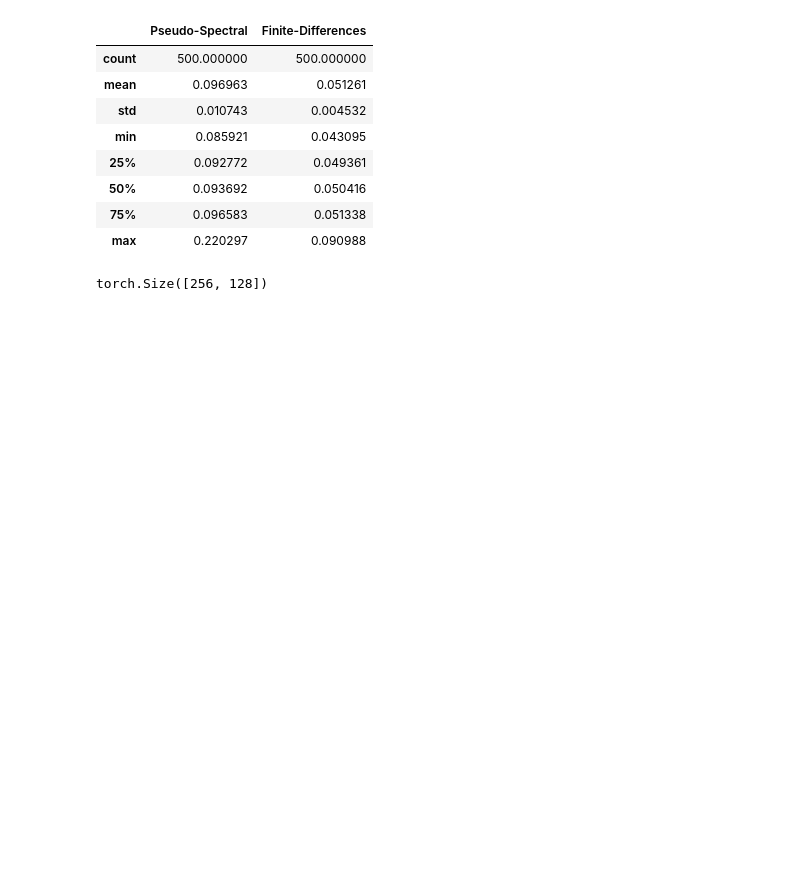
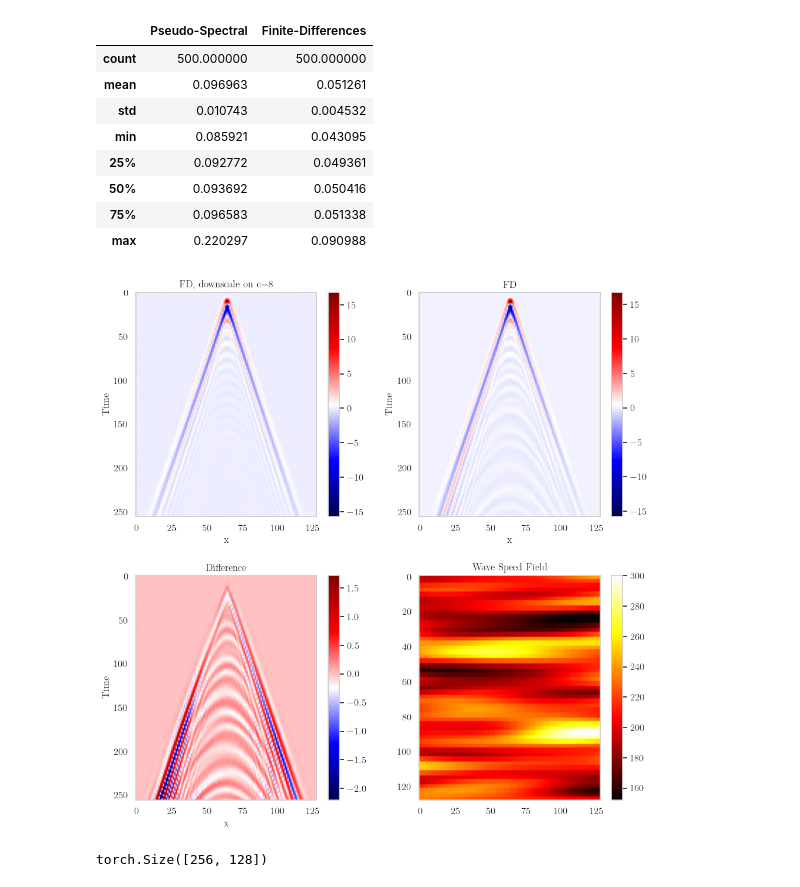
Before and after one commit to pascaltribel/does_knowledge_help, a Jupyter notebook: article/Examples and Dataset Analysis.ipynb, the cells around one changed output. Drawn from its saved outputs; the diff is of its cells as text; code cells hidden in the pictures; blank space fills up the shorter version.

```diff
--- a/article/Examples and Dataset Analysis.ipynb
+++ b/article/Examples and Dataset Analysis.ipynb
@@ -42,6 +42,39 @@ df.describe()
 | 50% | 0.093692 | 0.050416 |
 | 75% | 0.096583 | 0.051338 |
 | max | 0.220297 | 0.090988 |
+# %%
+x_fd_div_2_test = torch.load("../dataset/x_div_8_test.pt")
+y_test = torch.load("../dataset/y_fd_test.pt")
+c_fd_test = torch.load("../dataset/c_fd_test.pt")
+# %%
+x0, y0, c0 = x_fd_div_2_test[0], y_test[0], c_fd_test[0]
+fig, ax = plt.subplots(2, 2, figsize=(10, 10))
+m = ax[0, 0].imshow(x0, aspect='auto', cmap='seismic')
+ax[0, 0].set_title("FD, downscale on c=8")
+plt.colorbar(m)
+ax[0, 0].grid(False)
+ax[0, 0].set_xlabel("x")
+ax[0, 0].set_ylabel("Time")
+m = ax[0, 1].imshow(y0, aspect='auto', cmap='seismic')
+ax[0, 1].set_title("FD")
+ax[0, 1].grid(False)
+ax[0, 1].set_xlabel("x")
+ax[0, 1].set_ylabel("Time")
+plt.colorbar(m)
+m = ax[1, 0].imshow((x0-y0), aspect='auto', cmap='seismic')
+ax[1, 0].set_title("Difference")
+ax[1, 0].grid(False)
+ax[1, 0].set_xlabel("x")
+ax[1, 0].set_ylabel("Time")
+plt.colorbar(m)
+m = ax[1, 1].imshow(c0, aspect='auto', cmap='hot')
+ax[1, 1].set_title("Wave Speed Field")
+ax[1, 1].grid(False)
+plt.colorbar(m)
+plt.tight_layout()
+plt.show()
+# %% [output]
+[figure, added]
 # %%
 x = torch.cat([torch.load("../dataset/x_train.pt"), torch.load("../dataset/x_train_2.pt")])
 y = torch.cat([torch.load("../dataset/y_train.pt"), torch.load("../dataset/y_train_2.pt")])
```
Also changed, not shown: 25 other files.
